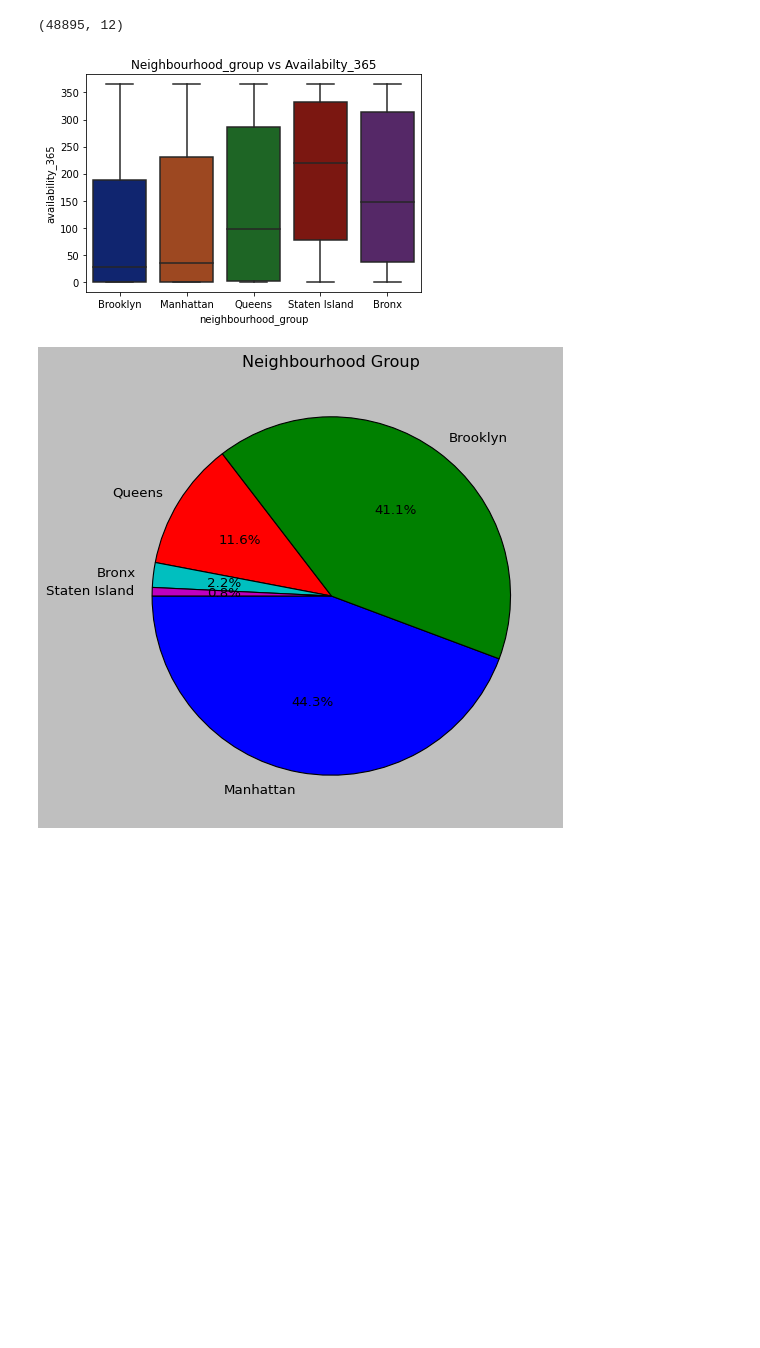
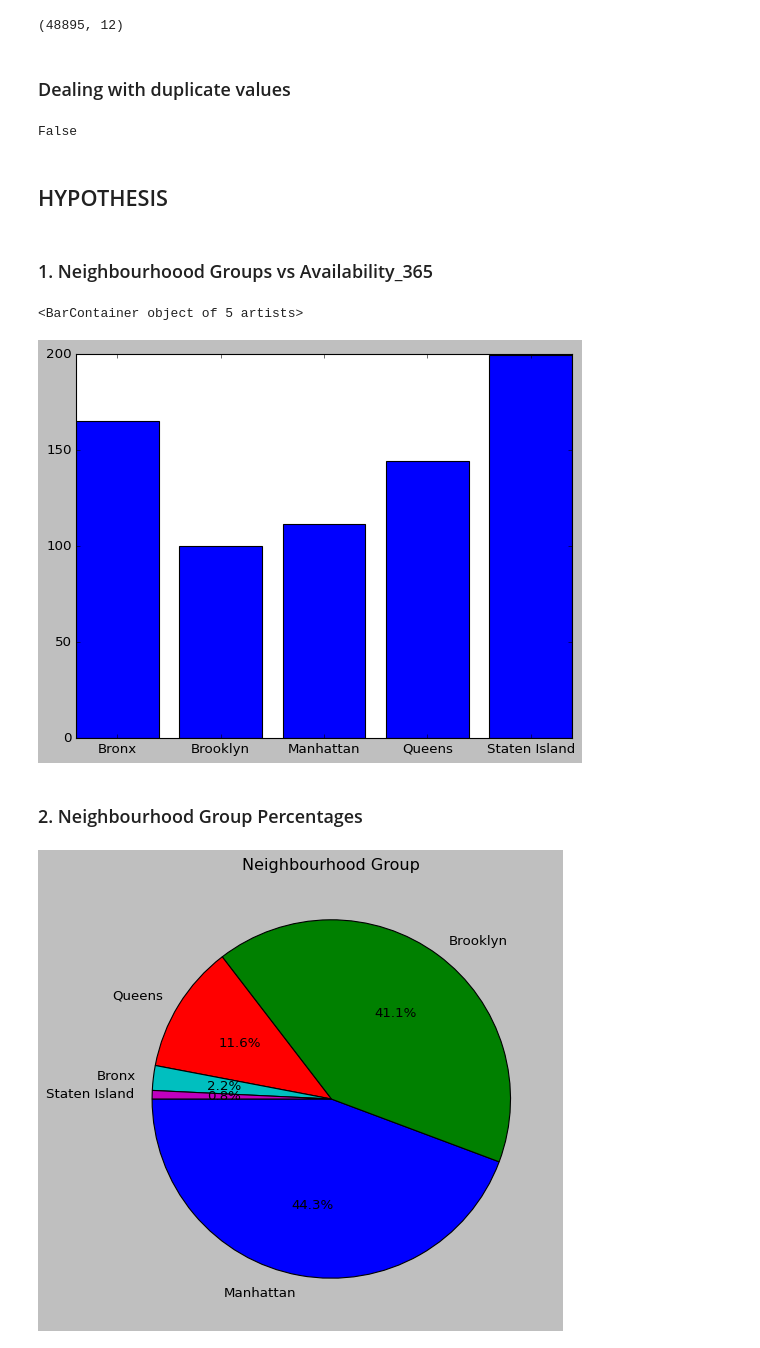
Before and after one commit to Rajashekar-Anumalla/AirbnbBookingAnalysis, a Jupyter notebook: Copy_of_Airbnb_Bookings_Analysis_Capstone_Project.ipynb, the cells around one changed output. Cells and saved outputs as stored; diff of their text form; code cells hidden in the pictures; blank space fills up the shorter version.

```diff
--- a/Copy_of_Airbnb_Bookings_Analysis_Capstone_Project.ipynb
+++ b/Copy_of_Airbnb_Bookings_Analysis_Capstone_Project.ipynb
@@ -142,12 +156,35 @@ dtype: int64
 data.shape
 # %% [output]
 (48895, 12)
+# %% [markdown]
+### Dealing with duplicate values
+# %%
+#Checking for duplicate values
+data.duplicated().any()
+# %% [output]
+False
+# %% [markdown]
+## HYPOTHESIS
+# %% [markdown]
+### 1. Neighbourhoood Groups vs Availability_365
 # %%
-sns.boxplot(data=data, x='neighbourhood_group',y='availability_365',palette="dark")
-plt.title('Neighbourhood_group vs Availabilty_365')
-plt.show()
+# sns.displot(data=data, x='neighbourhood_group',
+#             y='availability_365',palette="dark")
+# plt.title('Neighbourhood_group vs Availabilty_365')
+# plt.show()
+data1 = data.copy()
+
+data1 = data1.groupby('neighbourhood_group', as_index= False)['availability_365'].mean()
+
+data1['availability_365'] = data1['availability_365'].astype(int)
+# for better visualization converting float value into int
-# %% [output]
-[figure, removed]
+# %%
+plt.bar(data1.neighbourhood_group, data1.availability_365)
+# %% [output]
+<BarContainer object of 5 artists>
+[figure, added]
+# %% [markdown]
+### 2. Neighbourhood Group Percentages
 # %%
 plt.style.use('classic')
 
```
Also changed, not shown: parts of 18 cells of this notebook.
